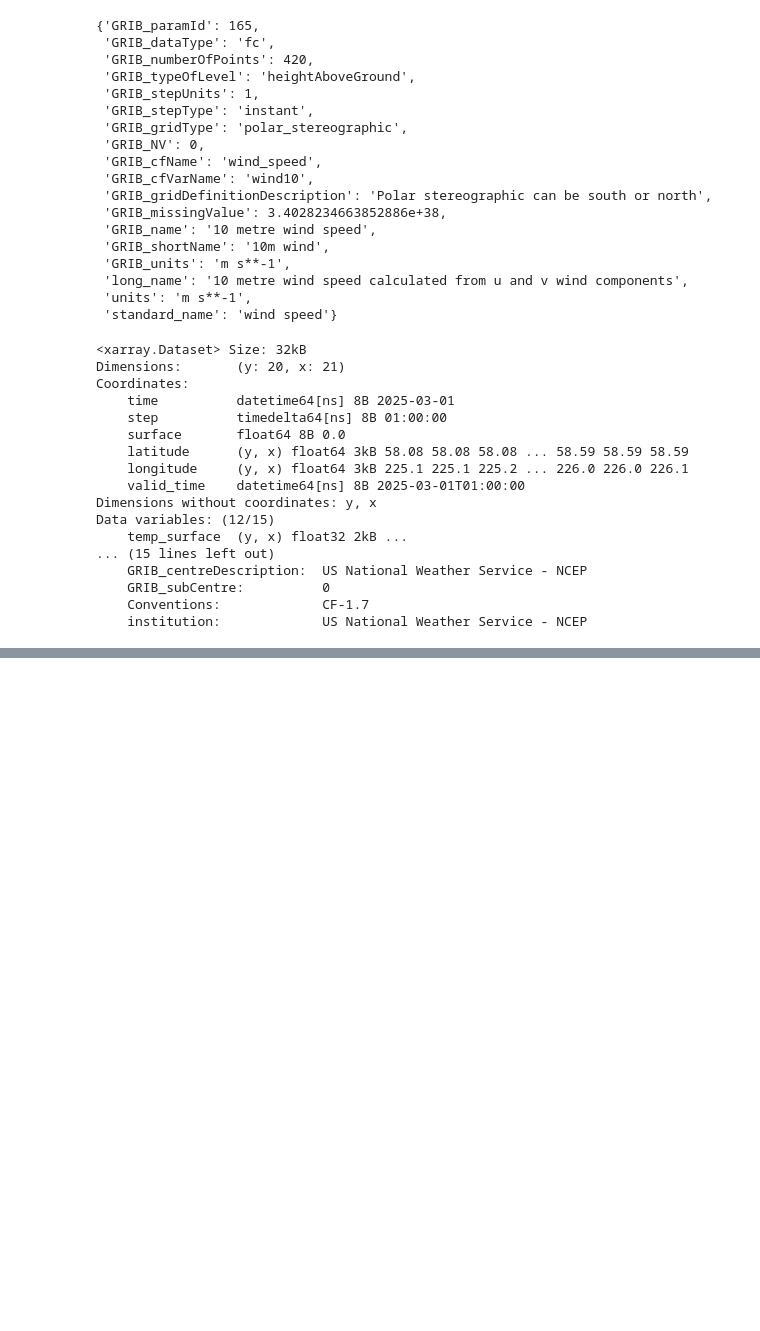
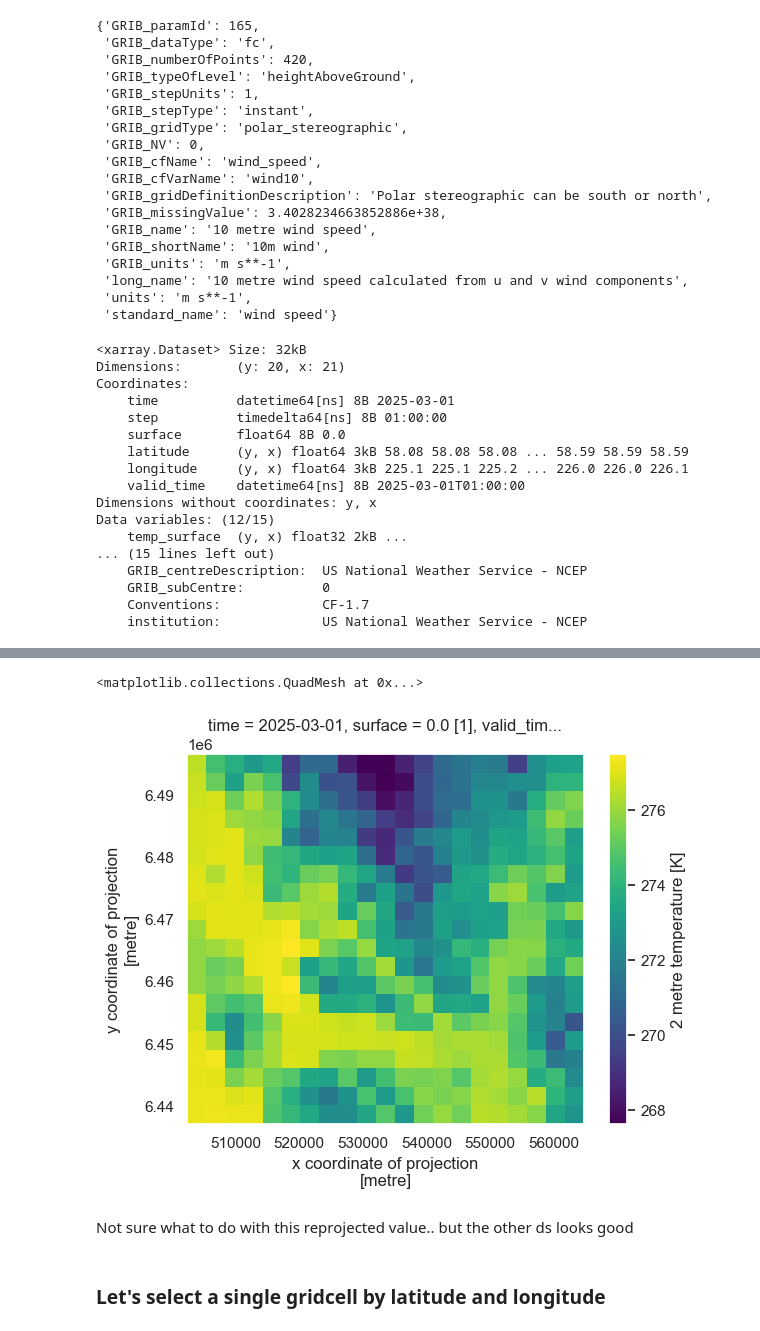
Before and after one commit to cassielumbrazo/juneau_data_analysis, a Jupyter notebook: 4_merge_test_data_hrrrak.ipynb, the cells around one changed output, grey strips where cells are left out. Cells and saved outputs as stored; diff of their text form; code cells hidden in the pictures; blank space fills up the shorter version.

Commit message:
fixed crs, pull single gridcell, merge multiple files

```diff
--- a/4_merge_test_data_hrrrak.ipynb
+++ b/4_merge_test_data_hrrrak.ipynb
@@ -187,0 +280,9 @@ Now, it's time to try to merge multiple datetimes together...
+# %%
+ds_reprojected.temp.plot()
+# %% [output]
+<matplotlib.collections.QuadMesh at 0x...>
+[figure, added]
+# %% [markdown]
+Not sure what to do with this reprojected value.. but the other ds looks good
+# %% [markdown]
+### Let's select a single gridcell by latitude and longitude
```
Also changed, not shown: parts of 34 cells of this notebook.
